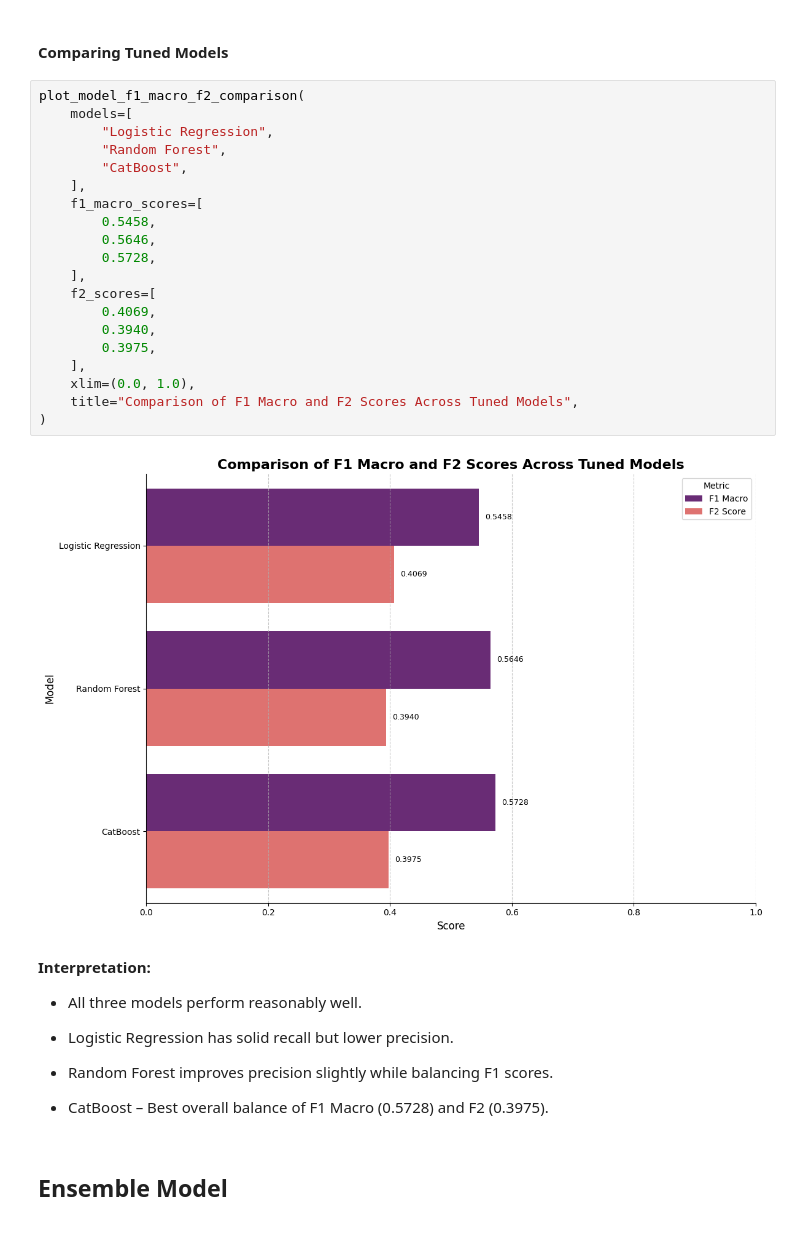
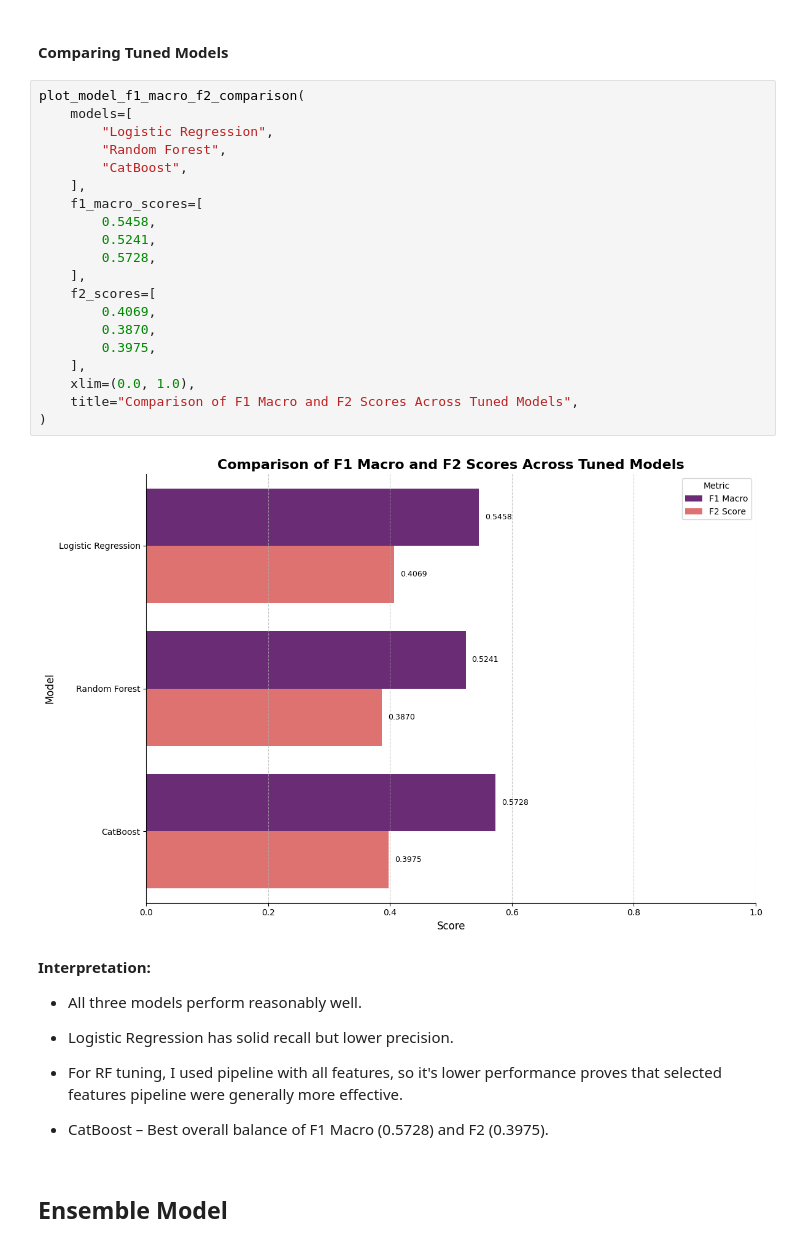
Before and after one commit to Duccard/stroke_risk_prediction, a Jupyter notebook: StrokeRiskPredictionModel.ipynb, the cells around one changed output. Cells and saved outputs as stored; diff of their text form.

```diff
--- a/StrokeRiskPredictionModel.ipynb
+++ b/StrokeRiskPredictionModel.ipynb
@@ -2385,25 +2383,25 @@ joblib.dump(best_catboost_model, "best_catboost_pipeline.pkl")
 # %%
 plot_model_f1_macro_f2_comparison(
     models=[
         "Logistic Regression",
         "Random Forest",
         "CatBoost",
     ],
     f1_macro_scores=[
         0.5458,
-        0.5646,
+        0.5241,
         0.5728,
     ],
     f2_scores=[
         0.4069,
-        0.3940,
+        0.3870,
         0.3975,
     ],
     xlim=(0.0, 1.0),
     title="Comparison of F1 Macro and F2 Scores Across Tuned Models",
 )
 # %% [output]
-[figure, old version]
+[figure, new version]
 # %% [markdown]
 **Interpretation:**
 
@@ -2411,7 +2409,7 @@ plot_model_f1_macro_f2_comparison(
 
 - Logistic Regression has solid recall but lower precision.
 
-- Random Forest improves precision slightly while balancing F1 scores.
+- For RF tuning, I used pipeline with all features, so it's lower performance proves that selected features pipeline were generally more effective.
 
 - CatBoost – Best overall balance of F1 Macro (0.5728) and F2 (0.3975).
 # %% [markdown]
```
Also changed, not shown: parts of 53 cells of this notebook, 3 other files.
